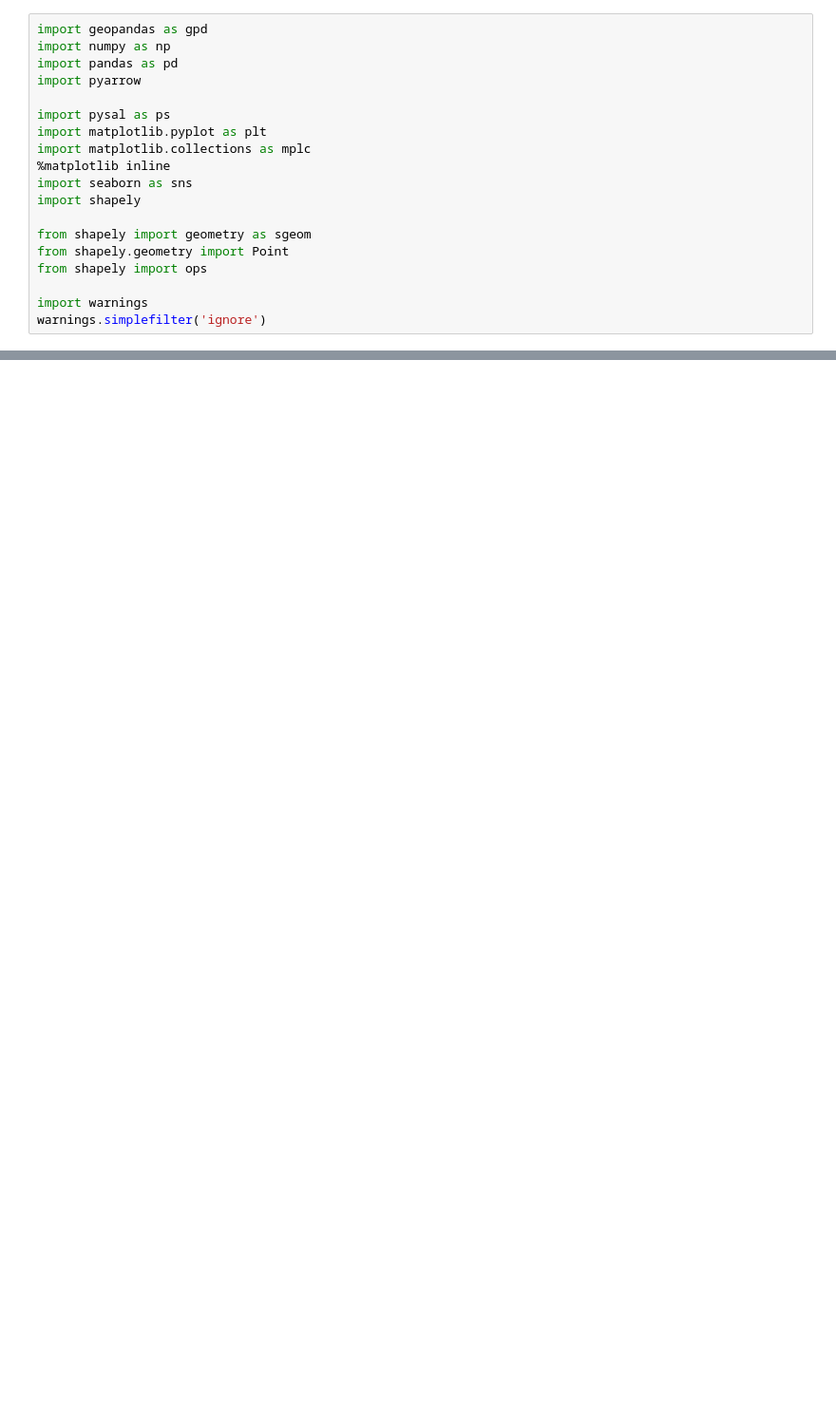
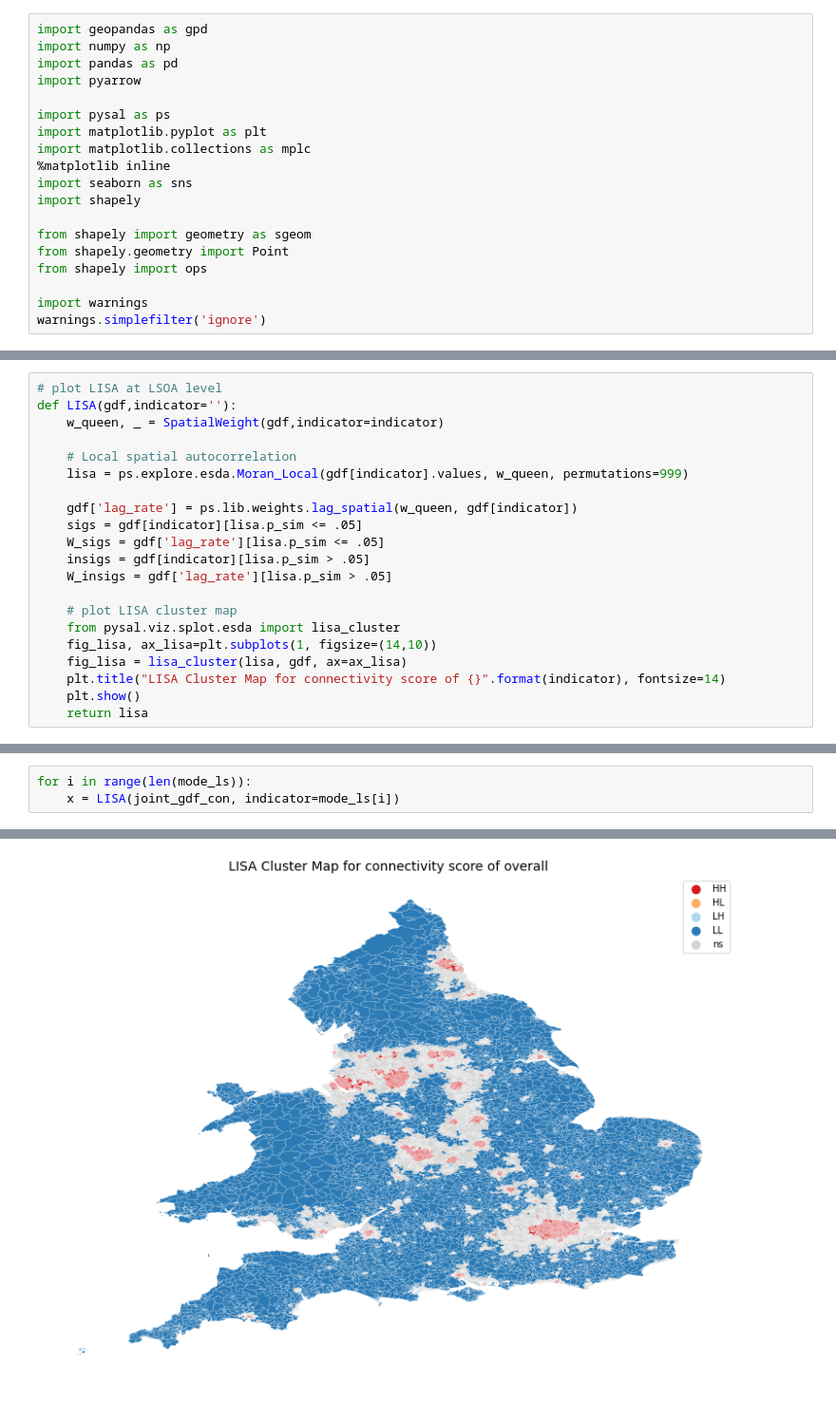
Before and after one commit to Qian-kj/spatial_analysis_of_transport_Turing, a Jupyter notebook: spatial_analysis.ipynb, the cells around one changed output, grey strips where cells are left out. Shown at 95% size. Cells and saved outputs as stored; diff of their text form; blank space fills up the shorter version.

```diff
--- a/spatial_analysis.ipynb
+++ b/spatial_analysis.ipynb
@@ -40,0 +117,21 @@ con_data
+# %%
+# plot LISA at LSOA level
+def LISA(gdf,indicator=''):
+    w_queen, _ = SpatialWeight(gdf,indicator=indicator)
+
+    # Local spatial autocorrelation
+    lisa = ps.explore.esda.Moran_Local(gdf[indicator].values, w_queen, permutations=999)
+
+    gdf['lag_rate'] = ps.lib.weights.lag_spatial(w_queen, gdf[indicator])
+    sigs = gdf[indicator][lisa.p_sim <= .05]
+    W_sigs = gdf['lag_rate'][lisa.p_sim <= .05]
+    insigs = gdf[indicator][lisa.p_sim > .05]
+    W_insigs = gdf['lag_rate'][lisa.p_sim > .05]
+
+    # plot LISA cluster map
+    from pysal.viz.splot.esda import lisa_cluster
+    fig_lisa, ax_lisa=plt.subplots(1, figsize=(14,10))
+    fig_lisa = lisa_cluster(lisa, gdf, ax=ax_lisa)
+    plt.title("LISA Cluster Map for connectivity score of {}".format(indicator), fontsize=14)
+    plt.show()
+    return lisa
@@ -40,0 +176,4 @@ con_data
+# %%
+for i in range(len(mode_ls)):
+    x = LISA(joint_gdf_con, indicator=mode_ls[i])
+# %% [output]
@@ -40,0 +182 @@ con_data
+[figure, added]
```
Also changed, not shown: parts of 8 cells of this notebook.
